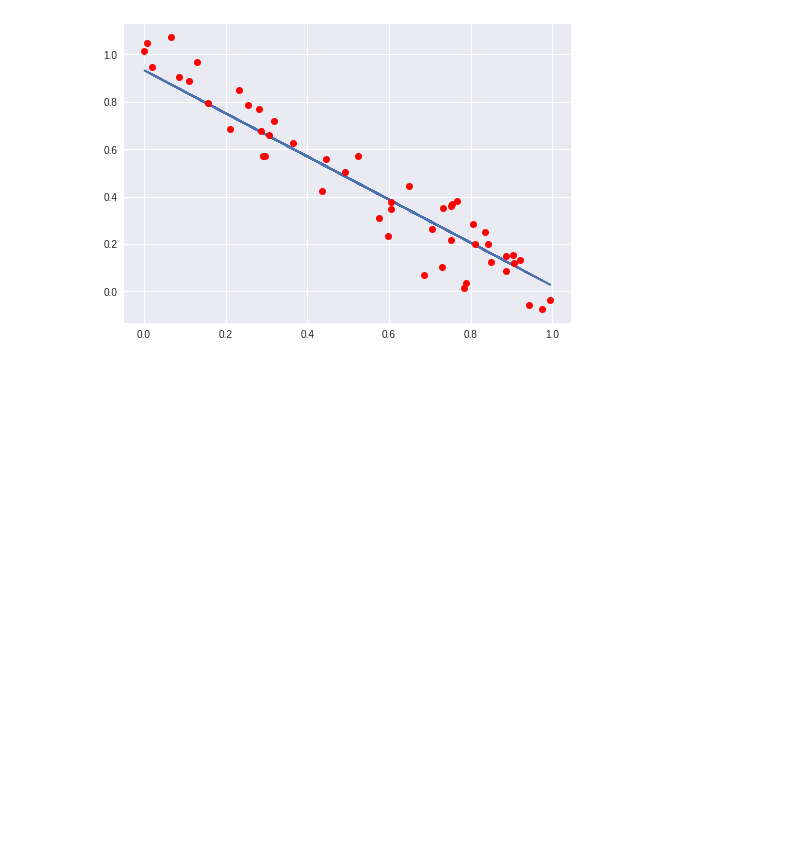
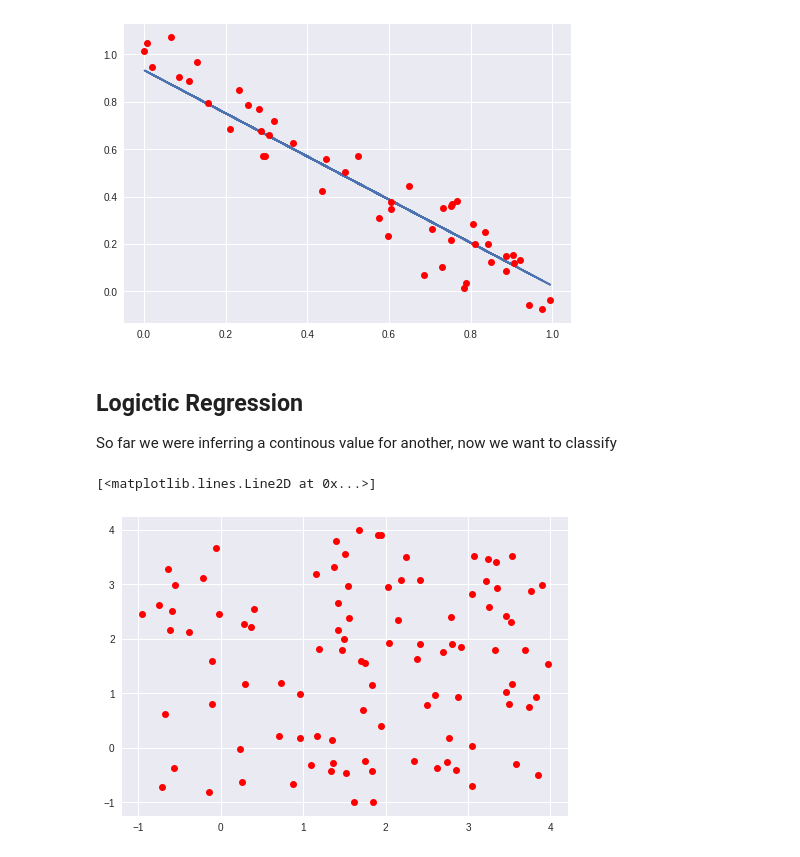
Before and after one commit to DJCordhose/deep-learning-crash-course-notebooks, a Jupyter notebook: tf-v2/tf-low-level.ipynb, the cells around one changed output. Saved outputs shown, nothing was run; the diff lists cells and outputs as text; code cells hidden in the pictures; blank space fills up the shorter version.

```diff
--- a/tf-v2/tf-low-level.ipynb
+++ b/tf-v2/tf-low-level.ipynb
@@ -441,3 +441,24 @@ plt.plot(x, y_true, 'ro')
 # %% [output]
 [<matplotlib.lines.Line2D at 0x...>]
 [figure]
+# %% [markdown]
+## Logictic Regression
+
+So far we were inferring a continous value for another, now we want to classify
+# %%
+a = -1
+b = 1
+n = 100
+
+
+x = np.random.uniform(-1, 4, (n, 2))
+plt.plot(x[:,0], x[:,1], 'ro')
+
+
+# x = tf.constant(np.random.uniform(0, 1, n), dtype='float32')
+# y = tf.constant(a*x+b + 0.1 * np.random.normal(0, 1, n), dtype='float32')
+
+# plt.scatter(x, y)
+# %% [output]
+[<matplotlib.lines.Line2D at 0x...>]
+[figure, added]
```
